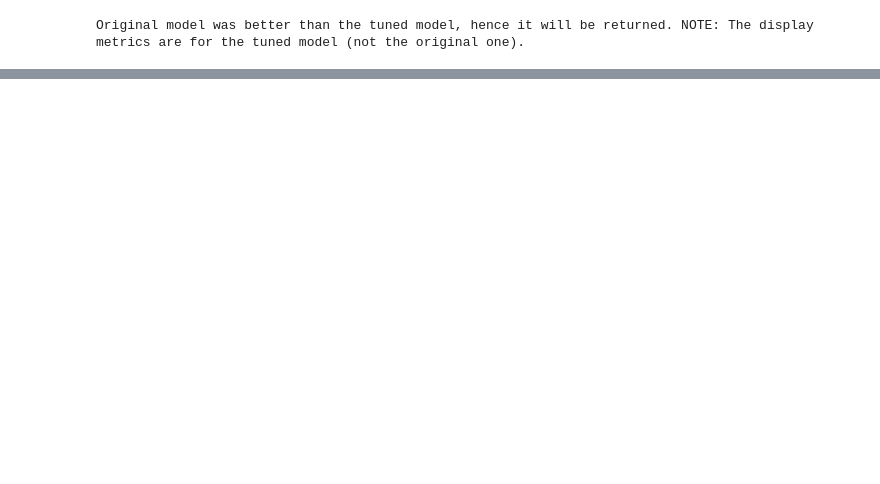
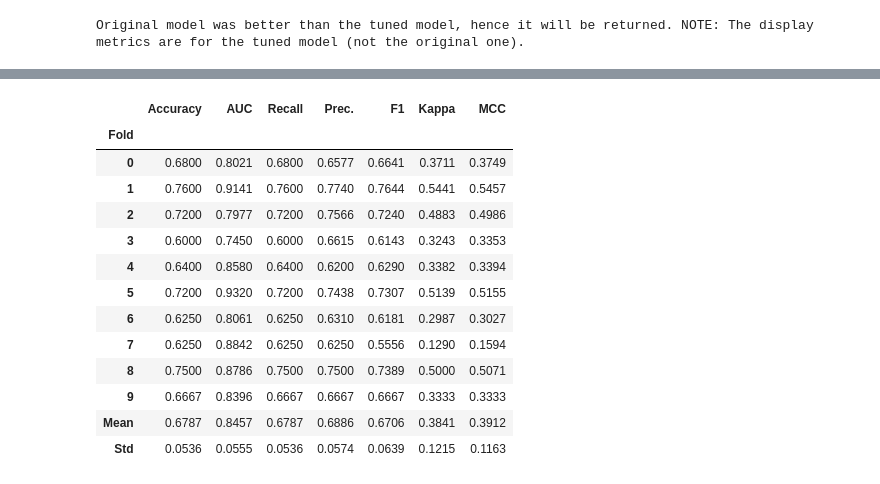
Before and after one commit to Gurpreet-KSaini/INSE6220, a Jupyter notebook: INSE6220_GurpreetKaur_40226346.ipynb, the cells around one changed output, grey strips where cells are left out. Cells and saved outputs as stored; diff of their text form; code cells hidden in the pictures; blank space fills up the shorter version.

```diff
--- a/INSE6220_GurpreetKaur_40226346.ipynb
+++ b/INSE6220_GurpreetKaur_40226346.ipynb
@@ -783,0 +914,3 @@ Original model was better than the tuned model, hence it will be returned. NOTE:
+# %%
+rf_pca = create_model('rf')
+# %% [output]
@@ -783,0 +918,14 @@ Original model was better than the tuned model, hence it will be returned. NOTE:
+|  | Accuracy | AUC | Recall | Prec. | F1 | Kappa | MCC |
+| Fold |  |  |  |  |  |  |  |
+| 0 | 0.6800 | 0.8021 | 0.6800 | 0.6577 | 0.6641 | 0.3711 | 0.3749 |
+| 1 | 0.7600 | 0.9141 | 0.7600 | 0.7740 | 0.7644 | 0.5441 | 0.5457 |
+| 2 | 0.7200 | 0.7977 | 0.7200 | 0.7566 | 0.7240 | 0.4883 | 0.4986 |
+| 3 | 0.6000 | 0.7450 | 0.6000 | 0.6615 | 0.6143 | 0.3243 | 0.3353 |
+| 4 | 0.6400 | 0.8580 | 0.6400 | 0.6200 | 0.6290 | 0.3382 | 0.3394 |
+| 5 | 0.7200 | 0.9320 | 0.7200 | 0.7438 | 0.7307 | 0.5139 | 0.5155 |
+| 6 | 0.6250 | 0.8061 | 0.6250 | 0.6310 | 0.6181 | 0.2987 | 0.3027 |
+| 7 | 0.6250 | 0.8842 | 0.6250 | 0.6250 | 0.5556 | 0.1290 | 0.1594 |
+| 8 | 0.7500 | 0.8786 | 0.7500 | 0.7500 | 0.7389 | 0.5000 | 0.5071 |
+| 9 | 0.6667 | 0.8396 | 0.6667 | 0.6667 | 0.6667 | 0.3333 | 0.3333 |
+| Mean | 0.6787 | 0.8457 | 0.6787 | 0.6886 | 0.6706 | 0.3841 | 0.3912 |
+| Std | 0.0536 | 0.0555 | 0.0536 | 0.0574 | 0.0639 | 0.1215 | 0.1163 |
```
Also changed, not shown: parts of 17 cells of this notebook.
